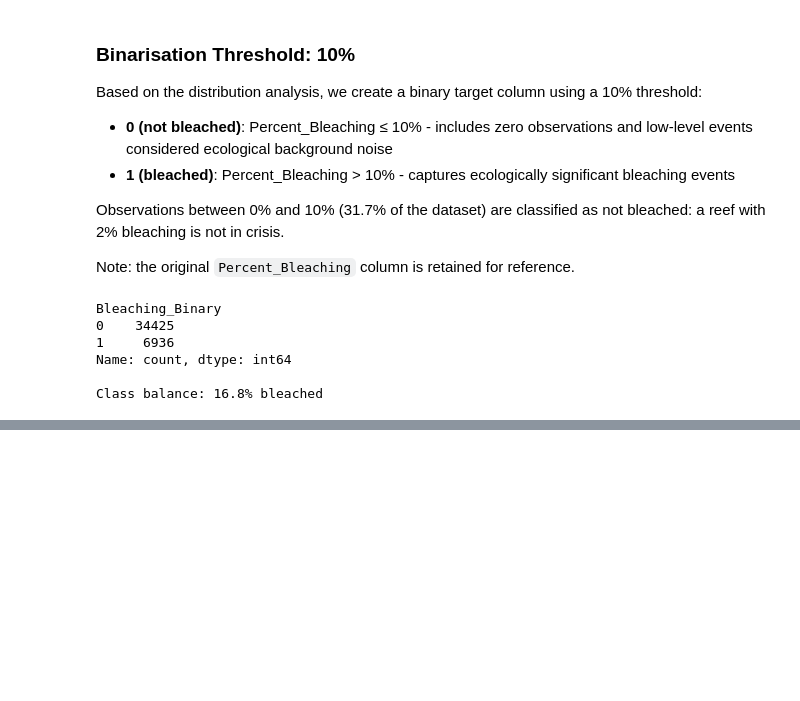
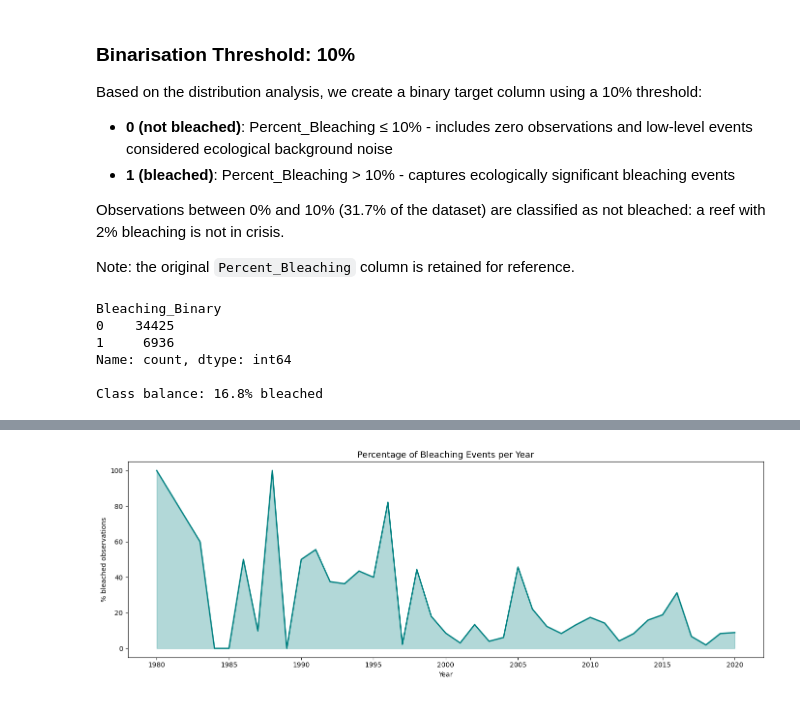
Before and after one commit to giulia-balducci/coral-bleaching-risk-analysis, a Jupyter notebook: notebooks/02_eda.ipynb, the cells around one changed output, grey strips where cells are left out. Drawn from its saved outputs; the diff is of its cells as text; code cells hidden in the pictures; blank space fills up the shorter version.

```diff
--- a/notebooks/02_eda.ipynb
+++ b/notebooks/02_eda.ipynb
@@ -230,0 +331,15 @@ Class balance: 16.8% bleached
+# %%
+# Percentage of bleached observations per year (Bleaching_Binary mean = proportion of bleached events)
+bleaching_by_year = df.groupby('Date_Year')['Bleaching_Binary'].mean() * 100
+
+fig, ax = plt.subplots(figsize=(14, 5))
+ax.plot(bleaching_by_year.index, bleaching_by_year.values, color=color_primary, linewidth=2)
+ax.fill_between(bleaching_by_year.index, bleaching_by_year.values, alpha=0.3, color=color_primary)
+ax.set_title('Percentage of Bleaching Events per Year', fontsize=13)
+ax.set_xlabel('Year')
+ax.set_ylabel('% bleached observations')
+plt.tight_layout()
+plt.savefig('../outputs/figures/bleaching_trend_by_year.png', bbox_inches='tight')
+plt.show()
+# %% [output]
+[figure, added]
```
Also changed, not shown: parts of 13 cells of this notebook.
